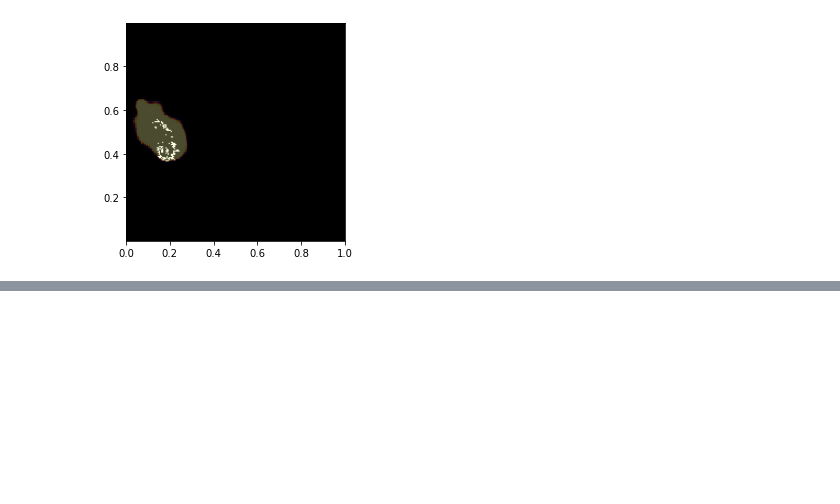
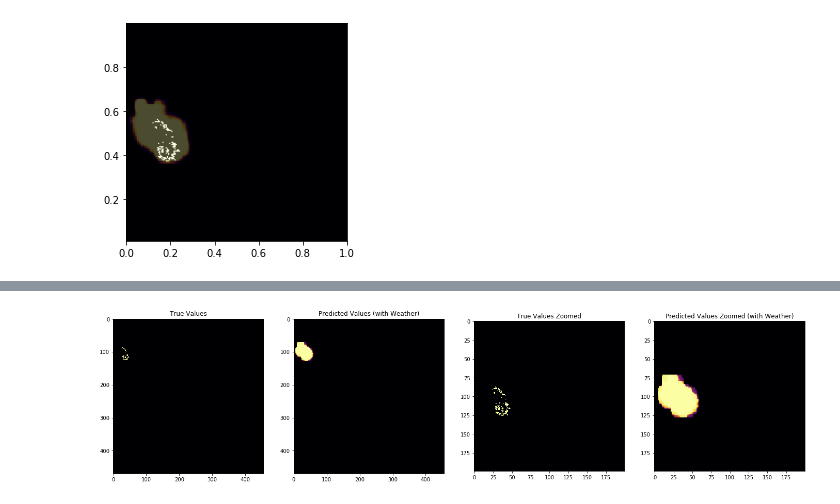
Before and after one commit to lchutny/wildfireplus, a Jupyter notebook: CNN_data_viz.ipynb, the cells around one changed output, grey strips where cells are left out. Cells and saved outputs as stored; diff of their text form; code cells hidden in the pictures; blank space fills up the shorter version.

```diff
--- a/CNN_data_viz.ipynb
+++ b/CNN_data_viz.ipynb
@@ -1112,0 +1137,27 @@ plt.show()
+# %%
+import boto3
+import io
+import pickle
+
+s3_client = boto3.client('s3')
+bucket_name = 'hotzone'
+
+# load model from s3
+new_config = pull_data_from_s3(s3_client, bucket_name, 'models/model_config.pickle')
+new_weights = pull_data_from_s3(s3_client, bucket_name, 'models/model_weights.pickle')
+
+model_3 = keras.Model.from_config(new_config)
+model_3.set_weights(new_weights)
+# %%
+# predict fire locationf or that day using model 2
+l = predict_day('140', '209', model_3, matrix_dim)
+
+# focus more closely on prediction
+m = l[0:200, 0:200]
+# %%
+# show results
+images_3 = [a, l, b, m]
+titles_3 = ["True Values", "Predicted Values (with Weather)", "True Values Zoomed", "Predicted Values Zoomed (with Weather)"]
+show_images(images_3, titles=titles_3)
+# %% [output]
+[figure, added]
```
Also changed, not shown: parts of 17 cells of this notebook.
